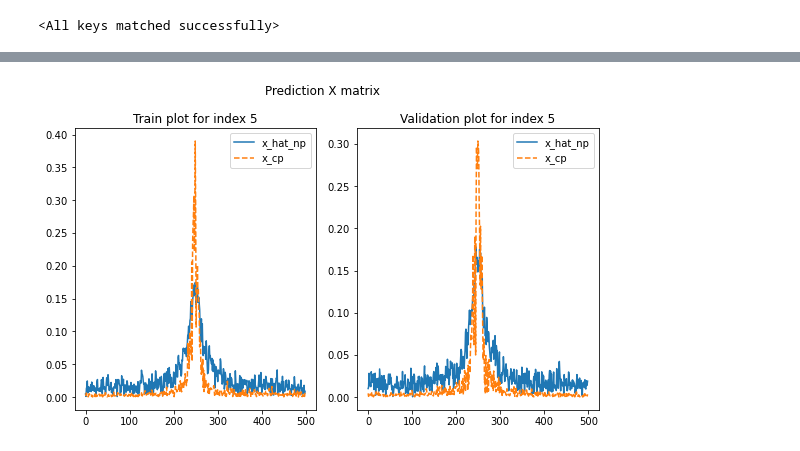
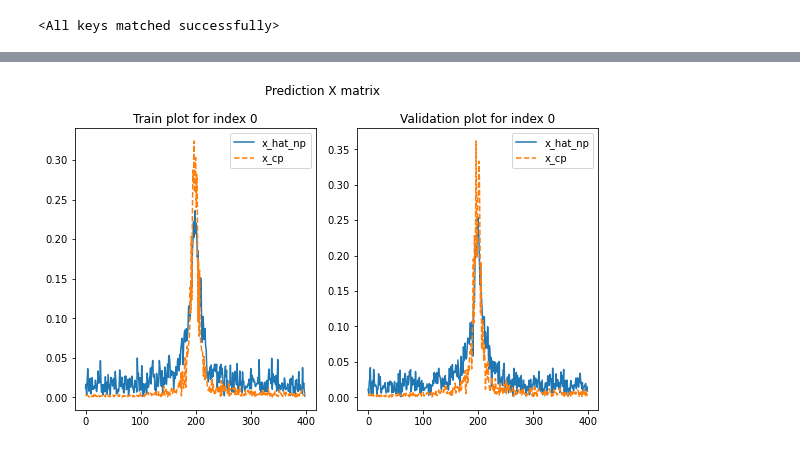
Before and after one commit to octaveguinebretiere/deepl_RT, a Jupyter notebook: net_focalize.ipynb, the cells around one changed output, grey strips where cells are left out. Cells and saved outputs as stored; diff of their text form; code cells hidden in the pictures.

```diff
--- a/net_focalize.ipynb
+++ b/net_focalize.ipynb
@@ -66,10 +65,15 @@ torch.Size([192, 1999, 1999])
 # %% [markdown]
 #### Average pooling is performed on the transmission and reception matrices in space
 # %%
-T_space_av = complex_avg_pool2d( pt_t_space , kernel_size = 5
-                                , stride = 4 )
-R_space_av = complex_avg_pool2d( pt_r_space , kernel_size = 5
-                                , stride = 4 )
+T_space_av = complex_avg_pool2d(pt_t_space,
+                                kernel_size = 5,
+                                stride = 5
+                                )
+
+R_space_av = complex_avg_pool2d(pt_r_space,
+                                kernel_size = 5,
+                                stride = 5
+                                )
 
 print(T_space_av.shape)
 # %% [output]
@@ -403,13 +409,13 @@ FINISHED TRAINING
 # %%
 model = Lit_net_1(mat_size = PARAMS['mat_size'])
 
-checkpoint = torch.load('../check_p/sample-TR-conjugate-focalize-epoch=15-val_loss=1.60.ckpt')
+checkpoint = torch.load('../check_p/sample-TR-conjugate-focalize-epoch=39-val_loss=1.33.ckpt')
 
 model.load_state_dict(checkpoint['state_dict'])
 # %% [output]
 <All keys matched successfully>
 # %%
-ind = 5
+ind = 0
 R_space_val, T_space_val = rt_val.__getitem__(ind)
 R_space_train, T_space_train = rt_train.__getitem__(ind)
 # %%
@@ -432,34 +440,42 @@ See Figure (b) for an illustration.
 # %%
-T_av_v_np, T_av_t_np  = T_space_val.numpy().squeeze(), T_space_train.numpy().squeeze()
+T_av_v_np = T_space_val.numpy().squeeze()
+T_av_t_np = T_space_train.numpy().squeeze()
 
-T_dag_v_np, T_dag_t_np = T_space_val.transpose(2,1).conj().numpy().squeeze(), \
-                            T_space_train.transpose(2,1).conj().numpy().squeeze()
-x_cp_v, x_cp_t = T_dag_v_np[... , T_dag_v_np.shape[-1]//2], \
-                            T_dag_t_np[... , T_dag_t_np.shape[-1]//2 ].squeeze()
+T_dag_v_np = T_space_val.transpose(2,1).conj().numpy().squeeze()
+T_dag_t_np = T_space_train.transpose(2,1).conj().numpy().squeeze()
 
-x_hat_v_np, x_hat_t_np = x_hat_v.cpu().detach().numpy(), x_hat_t.cpu().detach().numpy()
+x_cp_v = T_dag_v_np[... , T_dag_v_np.shape[-1]//2]
+x_cp_t = T_dag_t_np[... , T_dag_t_np.shape[-1]//2]
+
+x_hat_v_np = x_hat_v.cpu().detach().numpy()
+x_hat_t_np = x_hat_t.cpu().detach().numpy()
+
 x_cp_v_abs = np.abs(x_cp_v)
 
 import mpld3
 mpld3.enable_notebook()
 
 %matplotlib inline
 plt.figure(figsize=(8,5))
 plt.subplot(121)
-plt.plot(np.abs(x_hat_t_np)/np.linalg.norm(x_hat_t_np), label = 'x_hat_np')
-plt.plot(np.abs(x_cp_t)/np.linalg.norm(x_cp_t), '--', label = 'x_cp')
+plt.plot(np.abs(x_hat_t_np)/np.linalg.norm(x_hat_t_np),
+          label = 'x_hat_np')
+plt.plot(np.abs(x_cp_t)/np.linalg.norm(x_cp_t), '--',
+          label = 'x_cp')
 plt.title(f"Train plot for index {ind}")
 plt.legend()
 plt.subplot(122)
-plt.plot(np.abs(x_hat_v_np)/np.linalg.norm(x_hat_v_np), label = 'x_hat_np')
-plt.plot(np.abs(x_cp_v)/np.linalg.norm(x_cp_v), '--', label = 'x_cp')
+plt.plot(np.abs(x_hat_v_np)/np.linalg.norm(x_hat_v_np),
+         label = 'x_hat_np')
+plt.plot(np.abs(x_cp_v)/np.linalg.norm(x_cp_v), '--',
+         label = 'x_cp')
 plt.title(f"Validation plot for index {ind}")
 plt.legend()
 plt.suptitle("Prediction X matrix")
 plt.tight_layout()
 plt.show()
 # %% [output]
-[figure, old version]
+[figure, new version]
 # %%
 from matplotlib.font_manager import FontProperties
 %matplotlib inline
```
Also changed, not shown: parts of 11 cells of this notebook.
